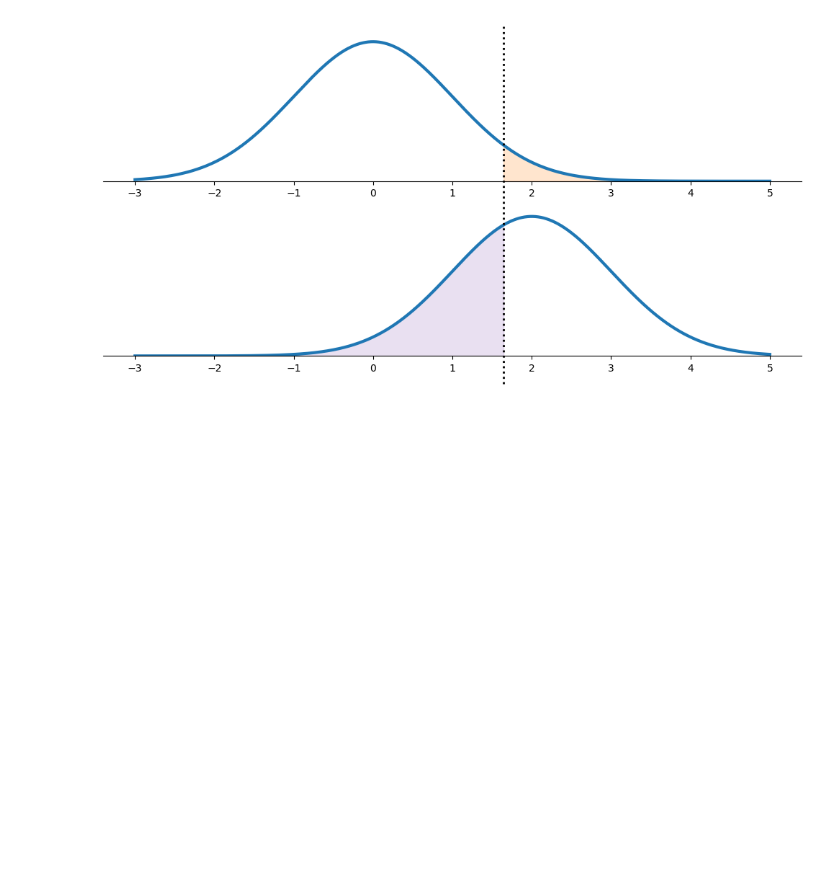
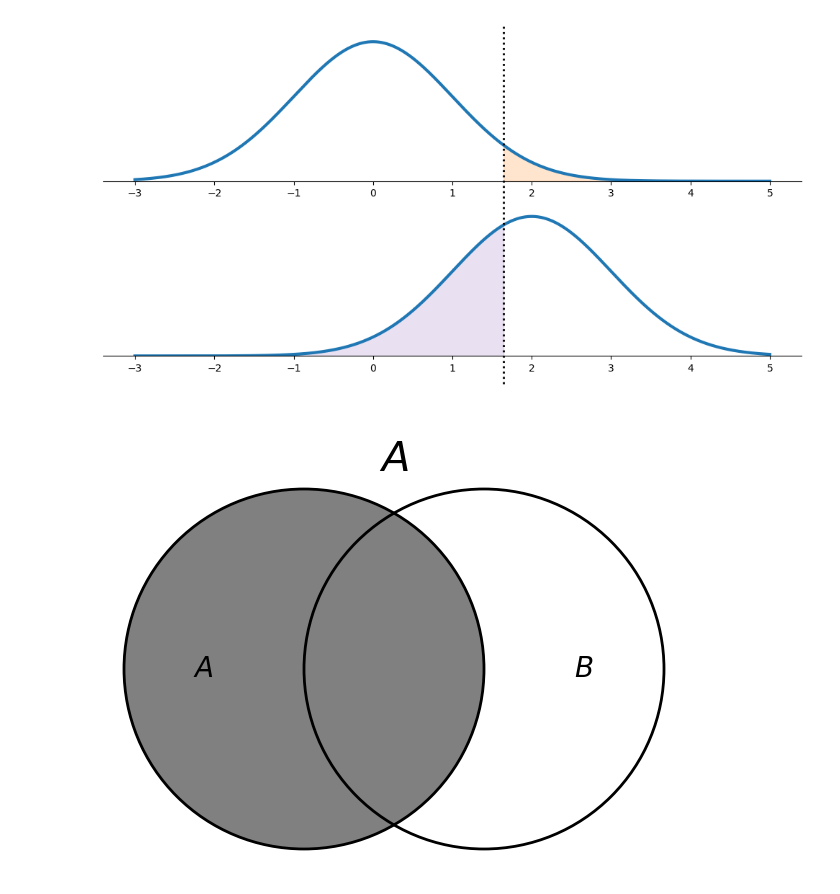
Before and after one commit to alexanderthclark/Matplotlib-for-Storytellers, a Jupyter notebook: python/Special-Figure-Dev.ipynb, the cells around one changed output. Drawn from its saved outputs; the diff is of its cells as text; code cells hidden in the pictures; blank space fills up the shorter version.

```diff
--- a/python/Special-Figure-Dev.ipynb
+++ b/python/Special-Figure-Dev.ipynb
@@ -482,0 +485,41 @@ plt.savefig("errors-stacked.pdf")
+# %%
+fig, ax = plt.figure(), plt.axes()
+ax.set_aspect(1)
+ax.set_xlim(-1.6,1.6)
+ax.set_ylim(-1.1,1.4)
+ax.axis('off')
+
+# Add circles with color fill
+left_circle = plt.Circle((-0.5, 0), 1,
+                        edgecolor = 'black',
+                        facecolor = 'gray',
+                        linewidth = 2)
+right_circle = plt.Circle((0.5, 0), 1,
+                        edgecolor = 'black',
+                        facecolor = (1, 1, 1, 0), # transparent
+                        linewidth = 2,
+                        zorder = 5)
+ax.add_artist(left_circle)
+ax.add_artist(right_circle)
+
+# Labels
+ax.text(0, 1.05,
+       s = r"$A$",
+       va = 'bottom',
+       ha = 'center',
+       size = 30)
+ax.text(-1, 0,
+       s = r'$A$',
+       ha = 'right',
+       va = 'center',
+       size = 20)
+ax.text(1, 0,
+       s = r'$B$',
+       ha = 'left',
+       va = 'center',
+       size = 20)
+#truncate
+plt.tight_layout()
+plt.savefig("event-A.pdf")
+# %% [output]
+[figure, added]
```
Also changed, not shown: parts of 9 cells of this notebook, 26 other files.
